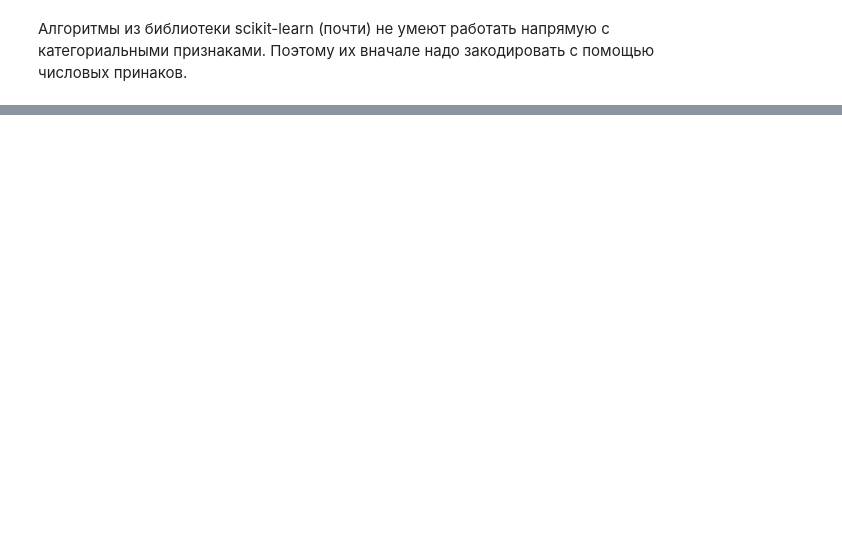
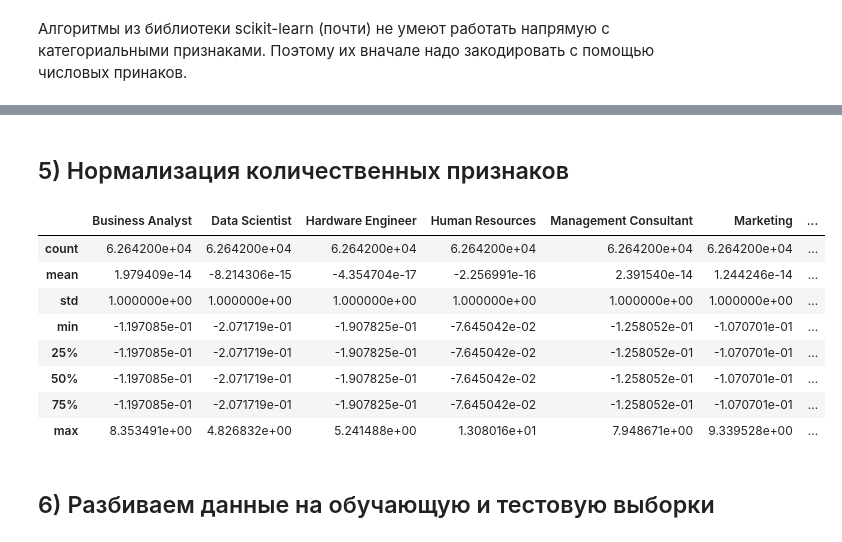
Before and after one commit to kuznetsov-ns/ML, a Jupyter notebook: Salary_Data_hw1.ipynb, the cells around one changed output, grey strips where cells are left out. Drawn from its saved outputs; the diff is of its cells as text; code cells hidden in the pictures; blank space fills up the shorter version.

```diff
--- a/Salary_Data_hw1.ipynb
+++ b/Salary_Data_hw1.ipynb
@@ -299,0 +313,10 @@ data_raw.head(8)
+# %%
+# Категориальный (Бинарный) признак 'binary_salary' заменим на числовой.
+data_new['binary_salary'] = pd.factorize(data_new['binary_salary'])[0]
+# %%
+# К категориальному (небинарному) признаку 'title' применим метод бинаризации (one-hot encoding)
+title_dummies = pd.get_dummies(data_new['title'])
+# %%
+# Добавим эти dummy-столбцы к таблице и удалим столбец Runtime:
+data_new = pd.concat((data_new, title_dummies), axis=1)
+data_new = data_new.drop(['title'], axis=1)
@@ -299,0 +333,21 @@ data_raw.head(8)
+# %% [markdown]
+## 5) Нормализация количественных признаков
+# %%
+# Перед применением алгоритмов машинного обучения количественные признаки полезно нормализовать
+# Будем использовать стандартизацию - линейное преобразование, приводящее все значения к нулевому среднему и единичному стандартному отклонению
+# Выполним стандартизацию всех признаков:
+data_stand = (data_new - data_new.mean(axis = 0))/data_new.std(axis = 0)
+# %%
+data_stand.describe()
+# %% [output]
+|  | Business Analyst | Data Scientist | Hardware Engineer | Human Resources | Management Consultant | Marketing | ... |
+| count | 6.264200e+04 | 6.264200e+04 | 6.264200e+04 | 6.264200e+04 | 6.264200e+04 | 6.264200e+04 | ... |
+| mean | 1.979409e-14 | -8.214306e-15 | -4.354704e-17 | -2.256991e-16 | 2.391540e-14 | 1.244246e-14 | ... |
+| std | 1.000000e+00 | 1.000000e+00 | 1.000000e+00 | 1.000000e+00 | 1.000000e+00 | 1.000000e+00 | ... |
+| min | -1.197085e-01 | -2.071719e-01 | -1.907825e-01 | -7.645042e-02 | -1.258052e-01 | -1.070701e-01 | ... |
+| 25% | -1.197085e-01 | -2.071719e-01 | -1.907825e-01 | -7.645042e-02 | -1.258052e-01 | -1.070701e-01 | ... |
+| 50% | -1.197085e-01 | -2.071719e-01 | -1.907825e-01 | -7.645042e-02 | -1.258052e-01 | -1.070701e-01 | ... |
+| 75% | -1.197085e-01 | -2.071719e-01 | -1.907825e-01 | -7.645042e-02 | -1.258052e-01 | -1.070701e-01 | ... |
+| max | 8.353491e+00 | 4.826832e+00 | 5.241488e+00 | 1.308016e+01 | 7.948671e+00 | 9.339528e+00 | ... |
+# %% [markdown]
+## 6) Разбиваем данные на обучающую и тестовую выборки
```
Also changed, not shown: parts of 18 cells of this notebook.
